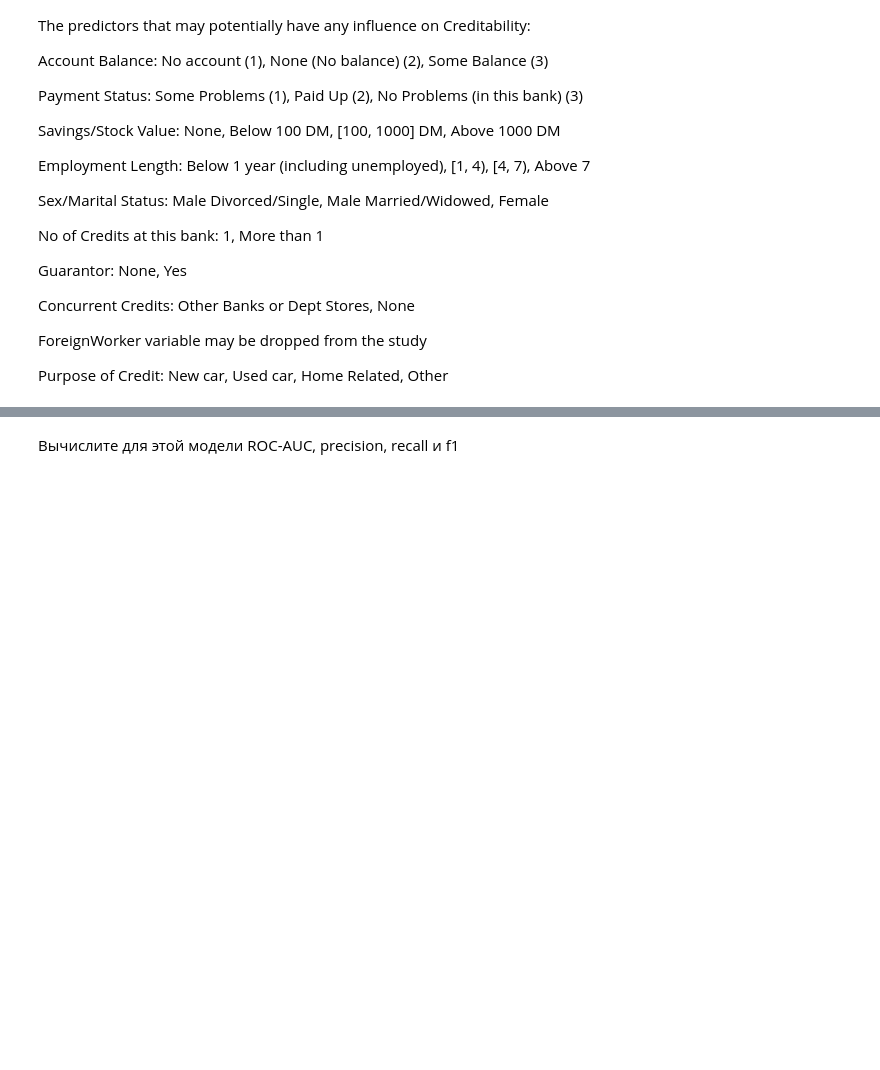
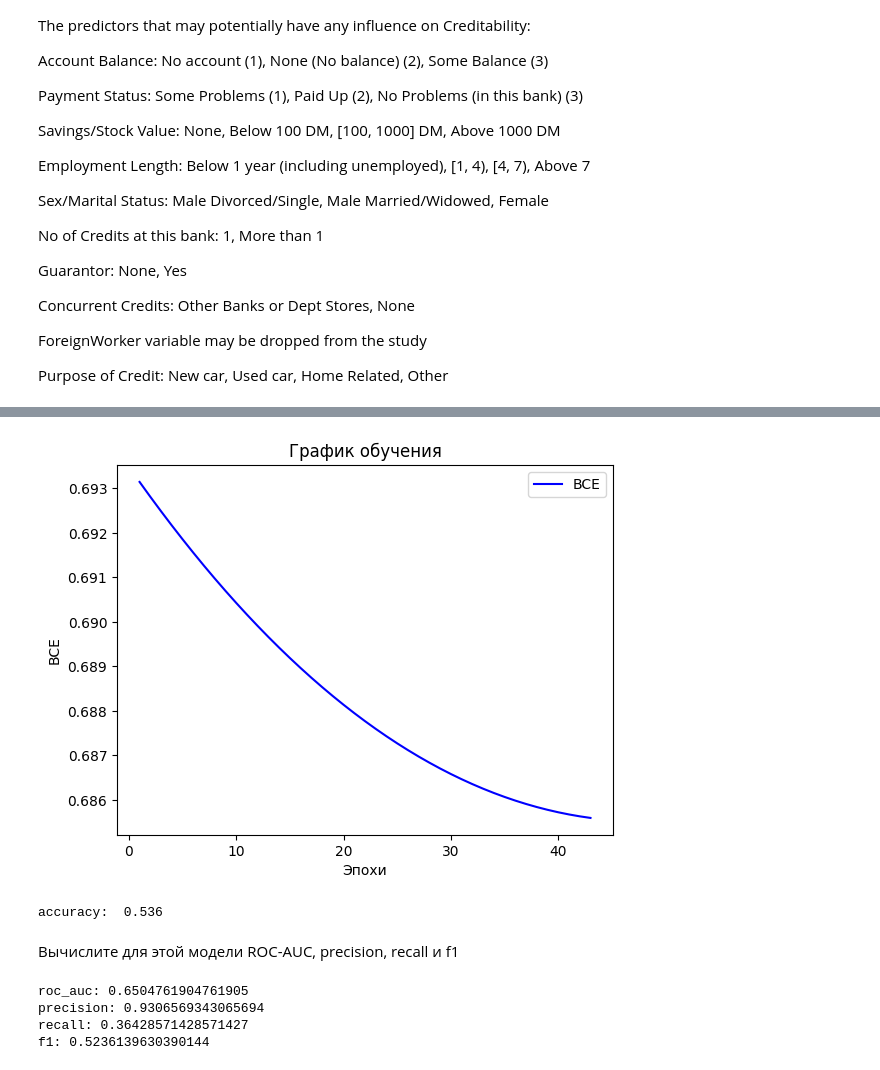
Before and after one commit to ibatuloff/MLcourse, a Jupyter notebook: lab3/Линейная модель и градиентный спуск.ipynb, the cells around one changed output, grey strips where cells are left out. Cells and saved outputs as stored; diff of their text form; code cells hidden in the pictures; blank space fills up the shorter version.

```diff
--- a/lab3/Линейная модель и градиентный спуск.ipynb
+++ b/lab3/Линейная модель и градиентный спуск.ipynb
@@ -82,6 +82,7 @@ $\nabla_{\mathbf{w}} \text{BCE} = -\frac{1}{N} \mathbf{X}^T (\mathbf{y} - \hat{\
 # %%
 import numpy as np
 import matplotlib.pyplot as plt
+import sklearn.metrics as skm
 
 
 class LinearModel:
@@ -119,9 +120,9 @@ class LinearClassifier(LinearModel):
         N = len(X)
         for _ in range(epochs):
             predictions = self(X)
-            sigmoid = 1 / 1 + np.exp(-predictions)
+            sigmoid = 1 / (1 + np.exp(-predictions))
             error = y - sigmoid
-            gradient = -1 * np.dot(X.transpose(), error) / N
+            gradient = -np.dot(X.transpose(), error) / N
             self.weights -= learning_rate * gradient
             self.bias -= learning_rate * np.mean(error)
             current_error = -np.mean(y * np.log(sigmoid) + (1 - y) * np.log(1 - sigmoid))
@@ -130,12 +131,12 @@ class LinearClassifier(LinearModel):
 
     def predict(self, X):
         predictions = self(X)
-        sigmoid = 1 / 1 + np.exp(-predictions)
+        sigmoid = 1 / (1 + np.exp(-predictions))
         return np.round(sigmoid)
 
     def predict_proba(self, X):
         predictions = self(X)
-        sigmoid = 1 / 1 + np.exp(-predictions)
+        sigmoid = 1 / (1 + np.exp(-predictions))
         return sigmoid
 # %% [markdown]
 ## Проверьте модели на данных
@@ -241,6 +242,16 @@ ForeignWorker variable may be dropped from the study
 Purpose of Credit: New car, Used car, Home Related, Other
 # %%
 data = pd.read_csv('german.csv', sep=';')
-print(data.head())
-Y = ?
-X = ?
+# print(data.head())
+Y = data['Creditability']
+X = data.iloc[:, 1:].drop(columns=['Foreign_Worker', 'No_of_dependents'])
+# X = data[['Account_Balance',
+#         'Payment_Status_of_Previous_Credit',
+#         'Value_Savings_Stocks',
+#         'Length_of_current_employment',
+#         'Sex_Marital_Status',
+#         'No_of_Credits_at_this_Bank',
+#         'Guarantors',
+#         'Credit_Amount',
+#         'Purpose']]
+X
@@ -249,12 +292,13 @@ print(data.describe())
 # %%
 # Вычислите среднее по столбцам.
-mean = ?
+mean = np.mean(X, axis=0)
 
 # Вычислите стандартное отклонение по столбцам.
-std = ?
+std = np.std(X, axis=0)
 
 # Нормализуйте данные по столбцам (стандартное масштабирование).
-normalized_X = ?
+normalized_X = (X - mean) / std
 # %%
-lc = LinearClassifier(num_features=?)
-history = lc.fit(?)
+lc = LinearClassifier(num_features=X.shape[1])
+history = lc.fit(normalized_X, Y.to_numpy(), epochs=43)
+Y
@@ -261,17 +318,33 @@ history = lc.fit(?)
 # %%
 epochs = range(1, len(history) + 1)
 
 # Постройте график обучения.
-plt.plot(?, ?, 'b', label='BCE')
+plt.plot(epochs, history, 'b', label='BCE')
 plt.title('График обучения')
 plt.xlabel('Эпохи')
 plt.ylabel('BCE')
 plt.legend()
 
 # Отобразите график.
 plt.show()
+# %% [output]
+[figure, added]
 # %%
 pred = lc.predict(normalized_X)
 print('accuracy: ', (pred == Y).sum() / len(Y))
+# %% [output]
+accuracy:  0.536
 # %% [markdown]
 Вычислите для этой модели ROC-AUC, precision, recall и f1
+# %%
+metric_dict = {'roc_auc': skm.roc_auc_score(Y, pred),
+                'precision': skm.precision_score(Y, pred),
+                'recall': skm.recall_score(Y, pred),
+                'f1': skm.f1_score(Y, pred)}
+for k, v in metric_dict.items():
+    print(f"{k}: {v}")
+# %% [output]
+roc_auc: 0.6504761904761905
+precision: 0.9306569343065694
+recall: 0.36428571428571427
+f1: 0.5236139630390144
```
Also changed, not shown: parts of 4 cells of this notebook.
